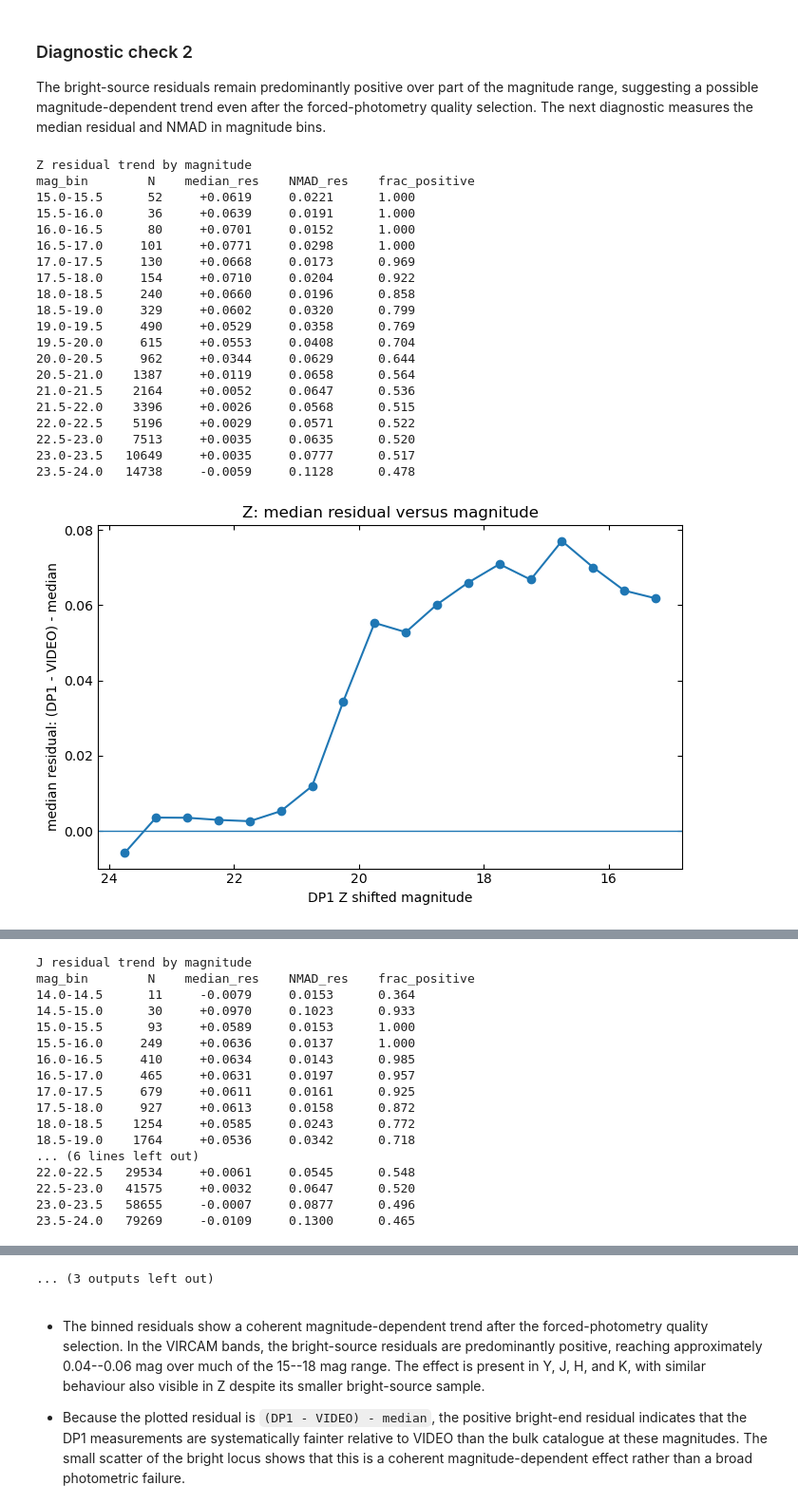
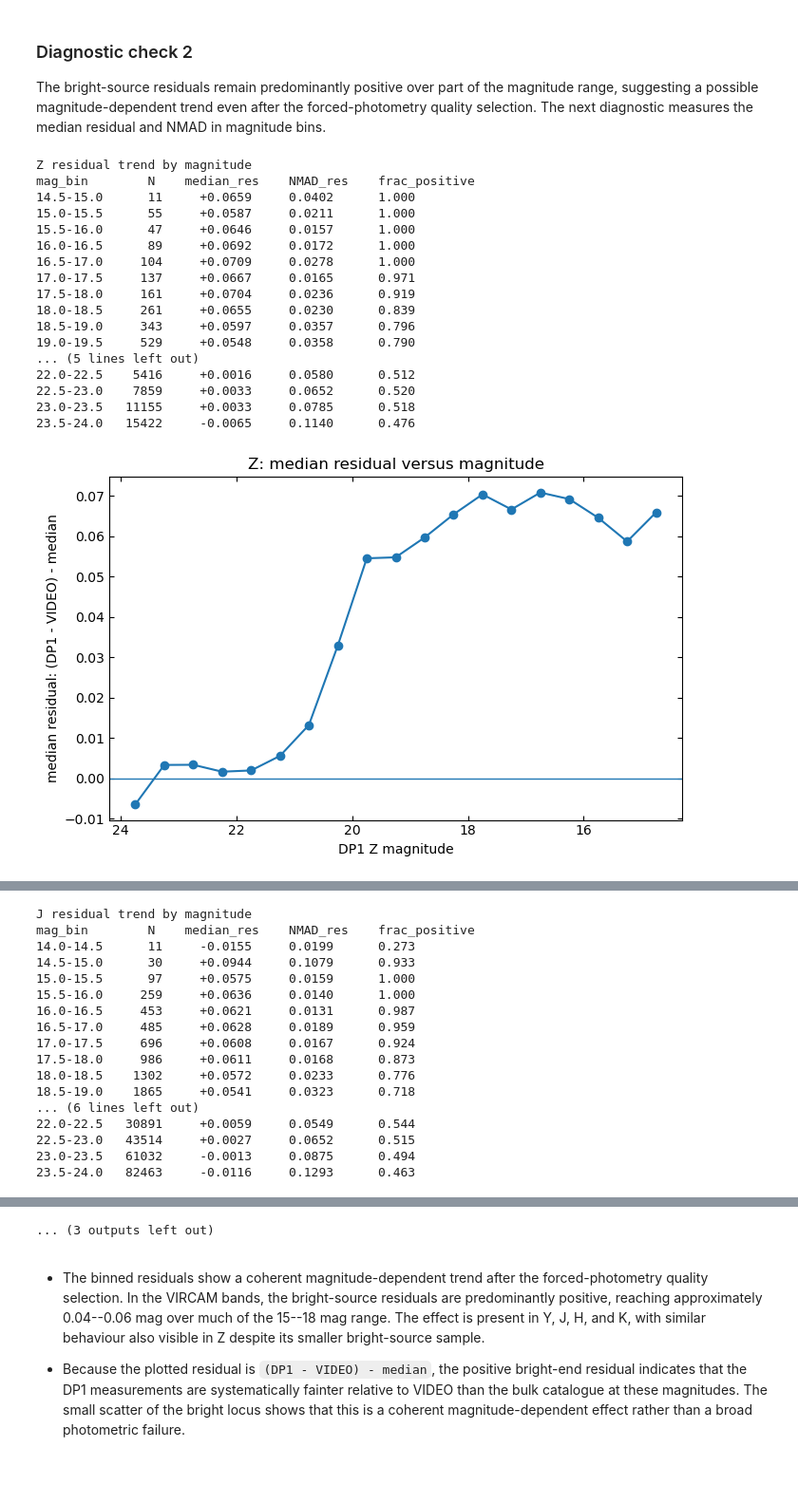
Before and after one commit to lsst-uk/lsst-ir-fusion, a Jupyter notebook: dmu5/dmu5_DP1/diagnostics/DP1_Photometry.ipynb, the cells around one changed output, grey strips where cells are left out. Shown at 95% size. Drawn from its saved outputs; the diff is of its cells as text; code cells hidden in the pictures; blank space fills up the shorter version.

Commit message:
Update DP1 photometry diagnostics for corrected calibration

```diff
--- a/dmu5/dmu5_DP1/diagnostics/DP1_Photometry.ipynb
+++ b/dmu5/dmu5_DP1/diagnostics/DP1_Photometry.ipynb
@@ -22,7 +22,7 @@ import matplotlib.patheffects as pe
 
 DATA_DIR = Path("../data")
 
-DP1_PATH   = DATA_DIR / "full_reduced_cat_DP1_20260902.fits"
+DP1_PATH   = DATA_DIR / "full_reduced_cat_DP1_20260921.fits"
 VIDEO_PATH = DATA_DIR / "VISTA-VIDEO-CDFS-DR5.fits"
 
 OUTDIR = Path("data/plots_photometry")
@@ -31,10 +31,6 @@ OUTDIR.mkdir(parents=True, exist_ok=True)
 # Photometric selection
 MAGERR_5SIG = 2.5 / np.log(10) / 5.0
 MAGERR_3SIG = 2.5 / np.log(10) / 3.0
-
-# The previous diagnostic used this value to place DP1 NIR magnitudes
-# approximately on the VIDEO system. Keep it explicit so it can be updated.
-DP1_TO_VIDEO_OFFSET = 1.4
 
 MATCH_RADIUS = 0.5 * u.arcsec
 VIDEO_APER = 2
@@ -462,7 +458,6 @@ def video_good_mask(tab, prefix, aper=VIDEO_APER, err_lim=MAGERR_5SIG, require_f
 def compare_residual_band(
     band,
     aper=VIDEO_APER,
-    dp1_to_video_offset=DP1_TO_VIDEO_OFFSET,
     err_lim=MAGERR_5SIG,
     xlim=(12, 30),
     ylim=(-2, 2),
@@ -477,7 +472,7 @@ def compare_residual_band(
         print(f"Skipping {band}: missing VIDEO column {vcols['mag']}")
         return None
 
-    dp1_m = dp1_mag(dp1c, band) - dp1_to_video_offset
+    dp1_m = dp1_mag(dp1c, band)
     dp1_good = dp1_band_usable(dp1c, band, snr_min=5.0)
 
     vid_m_all = arr(vid_box, vcols["mag"], float)
@@ -506,7 +501,7 @@ def compare_residual_band(
     axes[0].axhline(0, lw=1)
     axes[0].set_xlim(*xlim)
     axes[0].set_ylim(*ylim)
-    axes[0].set_xlabel(f"DP1 {band} shifted to VIDEO system")
+    axes[0].set_xlabel(f"DP1 {band} magnitude")
     axes[0].set_ylabel("(DP1 - VIDEO) - median [mag]")
     axes[0].set_title(f"{band}: residual vs magnitude")
     axes[0].tick_params(direction="in", top=True, right=True)
@@ -531,7 +526,7 @@ def compare_residual_band(
 
     bright = mag_plot < 18
     if bright.sum() > 0:
-        print("  bright N (DP1 shifted mag < 18):", int(bright.sum()))
+        print("  bright N (DP1 mag < 18):", int(bright.sum()))
         print("  bright NMAD(res):", float(nmad(res[bright])))
         print("  bright frac |res| > 0.3:", float(np.mean(np.abs(res[bright]) > 0.3)))
 
@@ -779,7 +774,7 @@ def residual_trend_by_mag(result, band, bins=np.arange(13, 24.5, 0.5)):
     plt.figure(figsize=(7, 4.5))
     plt.axhline(0, lw=1)
     plt.plot(bin_centres, medians, marker="o")
-    plt.xlabel(f"DP1 {band} shifted magnitude")
+    plt.xlabel(f"DP1 {band} magnitude")
     plt.ylabel("median residual: (DP1 - VIDEO) - median")
     plt.title(f"{band}: median residual versus magnitude")
     plt.gca().invert_xaxis()
@@ -788,50 +783,47 @@ def residual_trend_by_mag(result, band, bins=np.arange(13, 24.5, 0.5)):
     plt.show()
 
     plt.figure(figsize=(7, 4.5))
     plt.axhline(0.5, lw=1, ls="--")
     plt.plot(bin_centres, frac_pos, marker="o")
-    plt.xlabel(f"DP1 {band} shifted magnitude")
+    plt.xlabel(f"DP1 {band} magnitude")
     plt.ylabel("fraction with positive residual")
     plt.title(f"{band}: residual sign balance")
     plt.ylim(0, 1)
     plt.gca().invert_xaxis()
     plt.gca().tick_params(direction="in", top=True, right=True)
     plt.tight_layout()
     plt.show()
 
     return {
         "band": band,
         "bin_centres": bin_centres,
         "median": medians,
         "nmad": nmads,
         "count": counts,
         "frac_positive": frac_pos,
     }
 
 
 trend_results = {}
 
 for band, result in residual_results.items():
     trend_results[band] = residual_trend_by_mag(result, band)
 # %% [output]
 Z residual trend by magnitude
 mag_bin        N    median_res    NMAD_res    frac_positive
-15.0-15.5      52     +0.0619     0.0221      1.000
-15.5-16.0      36     +0.0639     0.0191      1.000
-16.0-16.5      80     +0.0701     0.0152      1.000
-16.5-17.0     101     +0.0771     0.0298      1.000
-17.0-17.5     130     +0.0668     0.0173      0.969
-17.5-18.0     154     +0.0710     0.0204      0.922
-18.0-18.5     240     +0.0660     0.0196      0.858
-18.5-19.0     329     +0.0602     0.0320      0.799
-19.0-19.5     490     +0.0529     0.0358      0.769
-19.5-20.0     615     +0.0553     0.0408      0.704
-20.0-20.5     962     +0.0344     0.0629      0.644
-20.5-21.0    1387     +0.0119     0.0658      0.564
-21.0-21.5    2164     +0.0052     0.0647      0.536
-21.5-22.0    3396     +0.0026     0.0568      0.515
-22.0-22.5    5196     +0.0029     0.0571      0.522
-22.5-23.0    7513     +0.0035     0.0635      0.520
-23.0-23.5   10649     +0.0035     0.0777      0.517
-23.5-24.0   14738     -0.0059     0.1128      0.478
+14.5-15.0      11     +0.0659     0.0402      1.000
+15.0-15.5      55     +0.0587     0.0211      1.000
+15.5-16.0      47     +0.0646     0.0157      1.000
+16.0-16.5      89     +0.0692     0.0172      1.000
+16.5-17.0     104     +0.0709     0.0278      1.000
+17.0-17.5     137     +0.0667     0.0165      0.971
+17.5-18.0     161     +0.0704     0.0236      0.919
+18.0-18.5     261     +0.0655     0.0230      0.839
+18.5-19.0     343     +0.0597     0.0357      0.796
+19.0-19.5     529     +0.0548     0.0358      0.790
+... (5 lines left out)
+22.0-22.5    5416     +0.0016     0.0580      0.512
+22.5-23.0    7859     +0.0033     0.0652      0.520
+23.0-23.5   11155     +0.0033     0.0785      0.518
+23.5-24.0   15422     -0.0065     0.1140      0.476
-[figure, old version]
+[figure, new version]
@@ -858,17 +850,17 @@ mag_bin        N    median_res    NMAD_res    frac_positive
 J residual trend by magnitude
 mag_bin        N    median_res    NMAD_res    frac_positive
-14.0-14.5      11     -0.0079     0.0153      0.364
-14.5-15.0      30     +0.0970     0.1023      0.933
-15.0-15.5      93     +0.0589     0.0153      1.000
-15.5-16.0     249     +0.0636     0.0137      1.000
-16.0-16.5     410     +0.0634     0.0143      0.985
-16.5-17.0     465     +0.0631     0.0197      0.957
-17.0-17.5     679     +0.0611     0.0161      0.925
-17.5-18.0     927     +0.0613     0.0158      0.872
-18.0-18.5    1254     +0.0585     0.0243      0.772
-18.5-19.0    1764     +0.0536     0.0342      0.718
+14.0-14.5      11     -0.0155     0.0199      0.273
+14.5-15.0      30     +0.0944     0.1079      0.933
+15.0-15.5      97     +0.0575     0.0159      1.000
+15.5-16.0     259     +0.0636     0.0140      1.000
+16.0-16.5     453     +0.0621     0.0131      0.987
+16.5-17.0     485     +0.0628     0.0189      0.959
+17.0-17.5     696     +0.0608     0.0167      0.924
+17.5-18.0     986     +0.0611     0.0168      0.873
+18.0-18.5    1302     +0.0572     0.0233      0.776
+18.5-19.0    1865     +0.0541     0.0323      0.718
 ... (6 lines left out)
-22.0-22.5   29534     +0.0061     0.0545      0.548
-22.5-23.0   41575     +0.0032     0.0647      0.520
-23.0-23.5   58655     -0.0007     0.0877      0.496
-23.5-24.0   79269     -0.0109     0.1300      0.465
+22.0-22.5   30891     +0.0059     0.0549      0.544
+22.5-23.0   43514     +0.0027     0.0652      0.515
+23.0-23.5   61032     -0.0013     0.0875      0.494
+23.5-24.0   82463     -0.0116     0.1293      0.463
```
Also changed, not shown: parts of 25 cells of this notebook.
